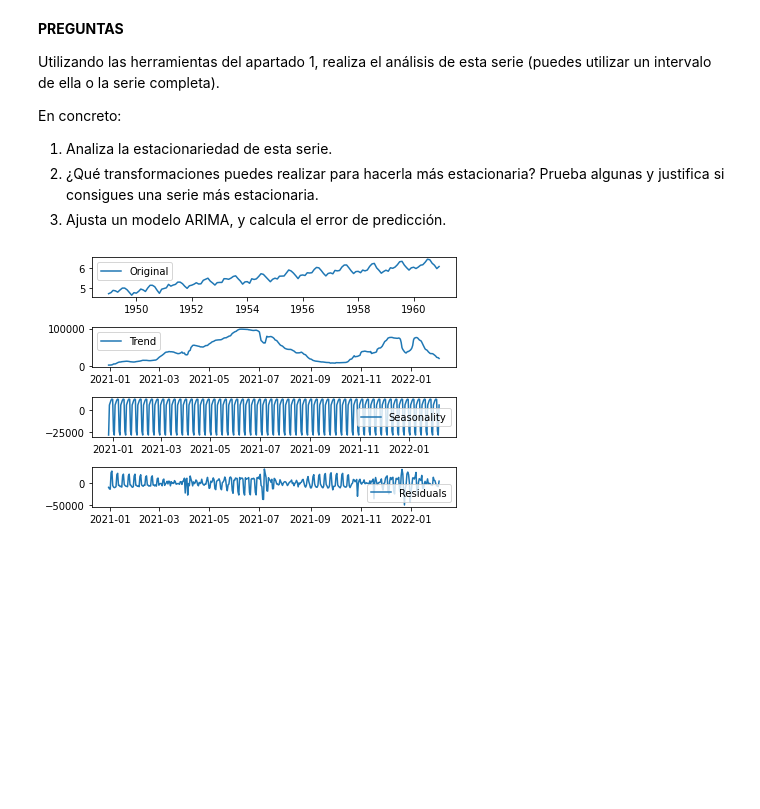
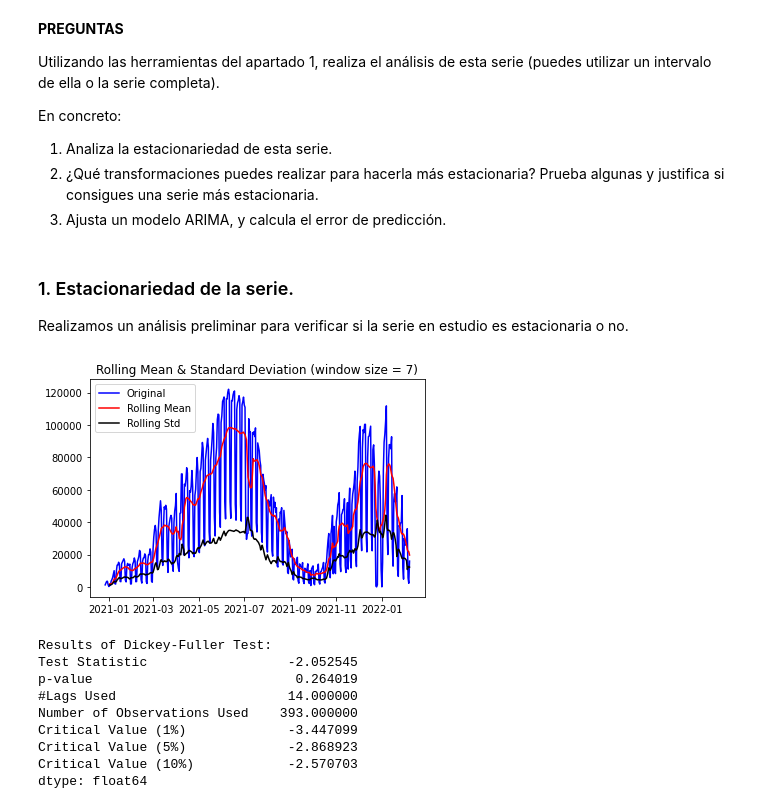
Before and after one commit to Ocete/mcd, a Jupyter notebook: PIT/P1/PR1_PIT.ipynb, the cells around one changed output. Saved outputs shown, nothing was run; the diff lists cells and outputs as text; code cells hidden in the pictures; blank space fills up the shorter version.

```diff
--- a/PIT/P1/PR1_PIT.ipynb
+++ b/PIT/P1/PR1_PIT.ipynb
@@ -548,11 +569,11 @@ Esta base de datos, contiene los datos de vacunación de República Checa desde
 # %%
 from pandas import read_csv
 from datetime import datetime
-from matplotlib import pyplot
+import matplotlib.pyplot as plt
 
 def parser(x):
-	return datetime.strptime(x, '%Y-%m-%d')
+    return datetime.strptime(x, '%Y-%m-%d')
 
-data = read_csv('inputs/COVIDVaccinationCZ.csv', header=0, parse_dates=[0], index_col=0, squeeze=True, date_parser=parser)
+data_vac = read_csv('inputs/COVIDVaccinationCZ.csv', header=0, parse_dates=[0], index_col=0, squeeze=True, date_parser=parser)
 print(data.head())
 # %% [output]
@@ -583,4 +604,17 @@ HAY QUE RESPONDER A LAS PREGUNTAS SOBRE ARIMA TAMBIEN QUE AUN NO LO HE HECHO!!!
-# %%
-decompose_time_series(data)
-# %% [output]
-[figure, removed]
+# %% [markdown]
+### 1. Estacionariedad de la serie.
+
+Realizamos un análisis preliminar para verificar si la serie en estudio es estacionaria o no.
+# %%
+test_stationarity(data_vac, 7)
+# %% [output]
+[figure, added]
+Results of Dickey-Fuller Test:
+Test Statistic                  -2.052545
+p-value                          0.264019
+#Lags Used                      14.000000
+Number of Observations Used    393.000000
+Critical Value (1%)             -3.447099
+Critical Value (5%)             -2.868923
+Critical Value (10%)            -2.570703
+dtype: float64
```
Also changed, not shown: parts of 28 cells of this notebook.
